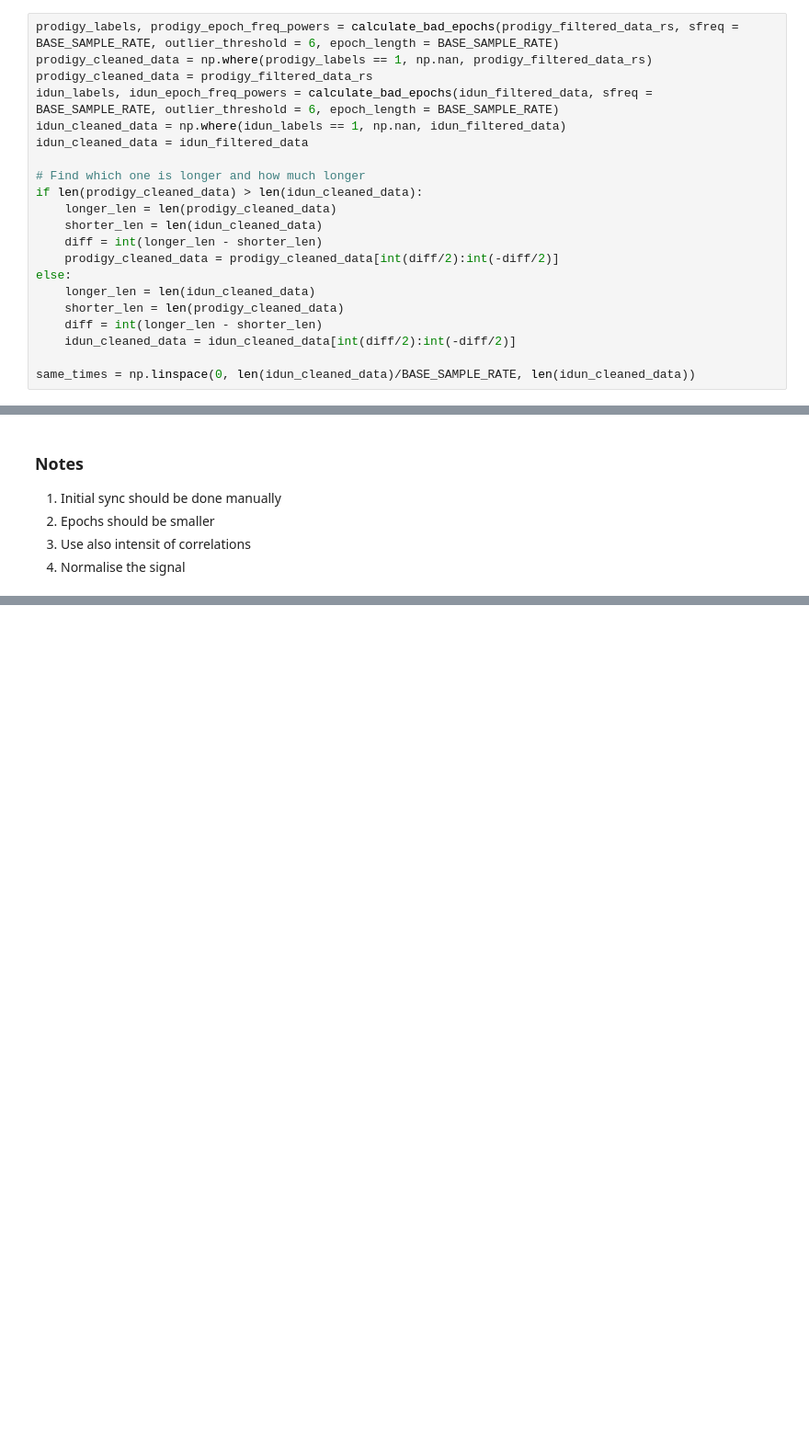
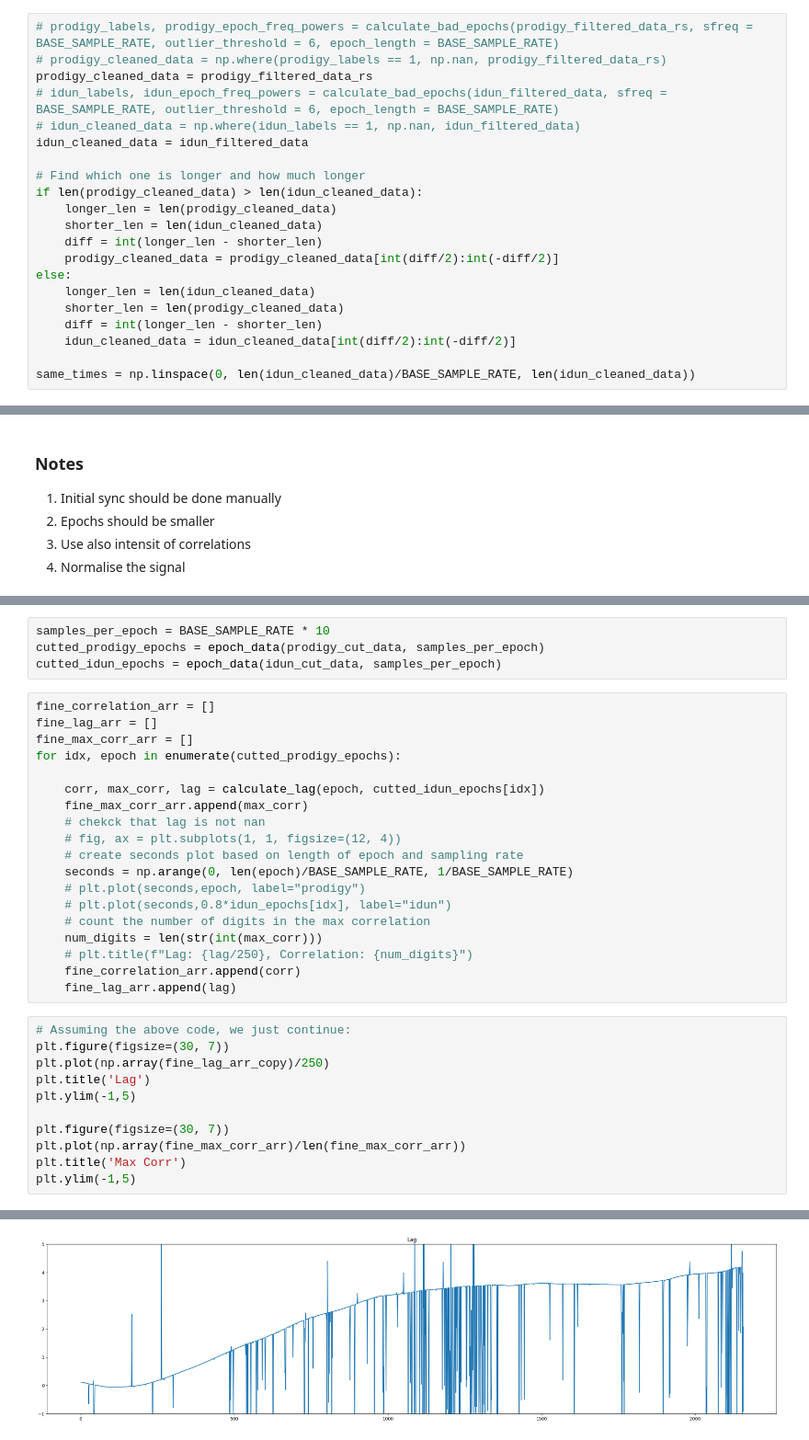
Before and after one commit to iduntech/idn-sync-data, a Jupyter notebook: sync_data.ipynb, the cells around one changed output, grey strips where cells are left out. Shown at 92% size. Cells and saved outputs as stored; diff of their text form; blank space fills up the shorter version.

```diff
--- a/sync_data.ipynb
+++ b/sync_data.ipynb
@@ -113,11 +122,11 @@ plt.xlim(0,5)
 # %% [markdown]
 ### Clean data
 # %%
-prodigy_labels, prodigy_epoch_freq_powers = calculate_bad_epochs(prodigy_filtered_data_rs, sfreq = BASE_SAMPLE_RATE, outlier_threshold = 6, epoch_length = BASE_SAMPLE_RATE)
-prodigy_cleaned_data = np.where(prodigy_labels == 1, np.nan, prodigy_filtered_data_rs)
+# prodigy_labels, prodigy_epoch_freq_powers = calculate_bad_epochs(prodigy_filtered_data_rs, sfreq = BASE_SAMPLE_RATE, outlier_threshold = 6, epoch_length = BASE_SAMPLE_RATE)
+# prodigy_cleaned_data = np.where(prodigy_labels == 1, np.nan, prodigy_filtered_data_rs)
 prodigy_cleaned_data = prodigy_filtered_data_rs
-idun_labels, idun_epoch_freq_powers = calculate_bad_epochs(idun_filtered_data, sfreq = BASE_SAMPLE_RATE, outlier_threshold = 6, epoch_length = BASE_SAMPLE_RATE)
-idun_cleaned_data = np.where(idun_labels == 1, np.nan, idun_filtered_data)
+# idun_labels, idun_epoch_freq_powers = calculate_bad_epochs(idun_filtered_data, sfreq = BASE_SAMPLE_RATE, outlier_threshold = 6, epoch_length = BASE_SAMPLE_RATE)
+# idun_cleaned_data = np.where(idun_labels == 1, np.nan, idun_filtered_data)
 idun_cleaned_data = idun_filtered_data
 
 # Find which one is longer and how much longer
@@ -228,0 +229,35 @@ array([-2.88754714e-02,  1.68570740e-01,  5.37803016e-01, -1.23896630e+00,
+# %%
+samples_per_epoch = BASE_SAMPLE_RATE * 10
+cutted_prodigy_epochs = epoch_data(prodigy_cut_data, samples_per_epoch)
+cutted_idun_epochs = epoch_data(idun_cut_data, samples_per_epoch)
+# %%
+fine_correlation_arr = []
+fine_lag_arr = []
+fine_max_corr_arr = []
+for idx, epoch in enumerate(cutted_prodigy_epochs):
+
+    corr, max_corr, lag = calculate_lag(epoch, cutted_idun_epochs[idx])
+    fine_max_corr_arr.append(max_corr)
+    # chekck that lag is not nan
+    # fig, ax = plt.subplots(1, 1, figsize=(12, 4))
+    # create seconds plot based on length of epoch and sampling rate
+    seconds = np.arange(0, len(epoch)/BASE_SAMPLE_RATE, 1/BASE_SAMPLE_RATE)
+    # plt.plot(seconds,epoch, label="prodigy")
+    # plt.plot(seconds,0.8*idun_epochs[idx], label="idun")
+    # count the number of digits in the max correlation
+    num_digits = len(str(int(max_corr)))
+    # plt.title(f"Lag: {lag/250}, Correlation: {num_digits}")
+    fine_correlation_arr.append(corr)
+    fine_lag_arr.append(lag)
+# %%
+# Assuming the above code, we just continue:
+plt.figure(figsize=(30, 7))
+plt.plot(np.array(fine_lag_arr_copy)/250)
+plt.title('Lag')
+plt.ylim(-1,5)
+
+plt.figure(figsize=(30, 7))
+plt.plot(np.array(fine_max_corr_arr)/len(fine_max_corr_arr))
+plt.title('Max Corr')
+plt.ylim(-1,5)
+# %% [output]
@@ -228,0 +265 @@ array([-2.88754714e-02,  1.68570740e-01,  5.37803016e-01, -1.23896630e+00,
+[figure, added]
```
Also changed, not shown: parts of 20 cells of this notebook, 2 other files.
